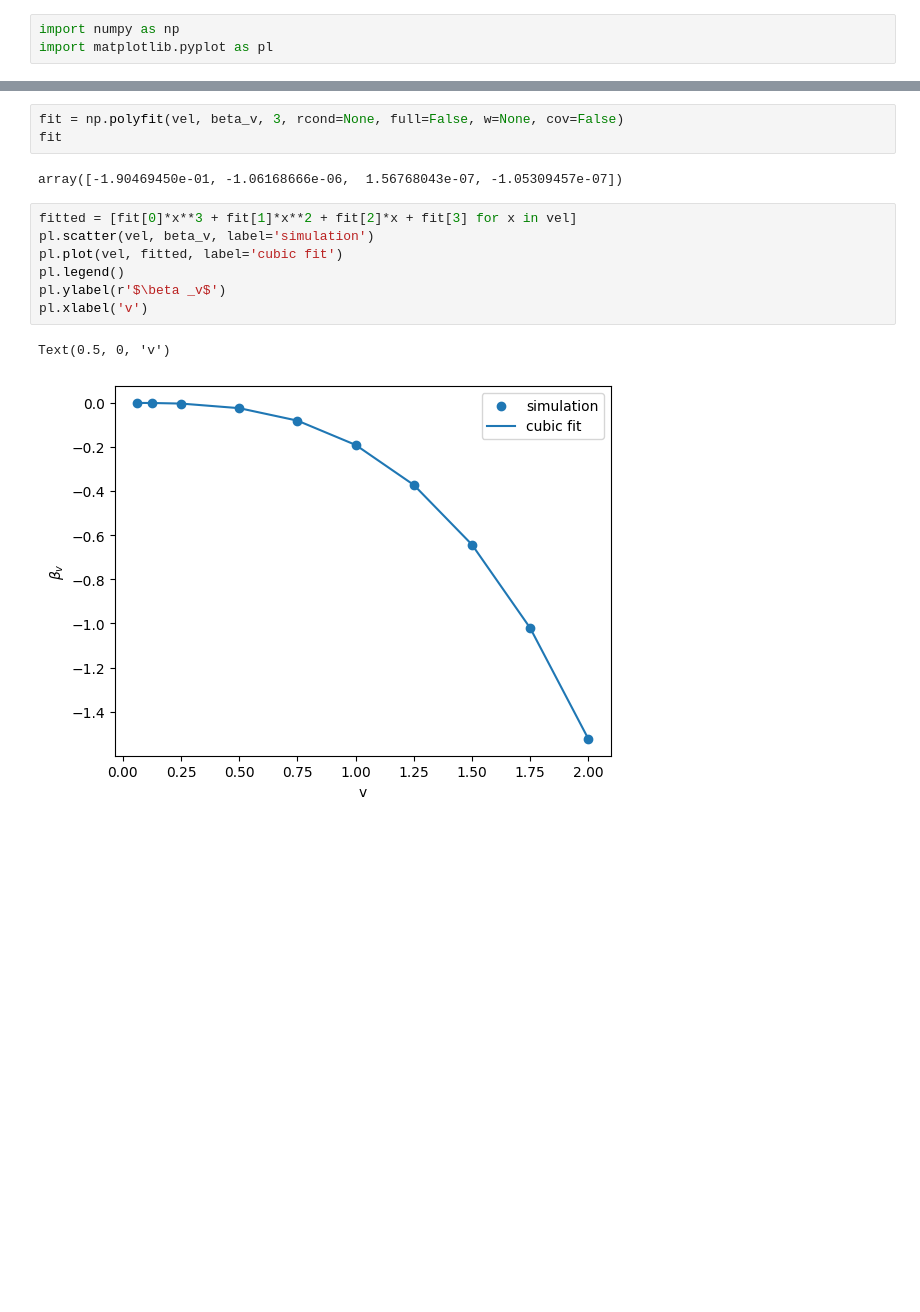
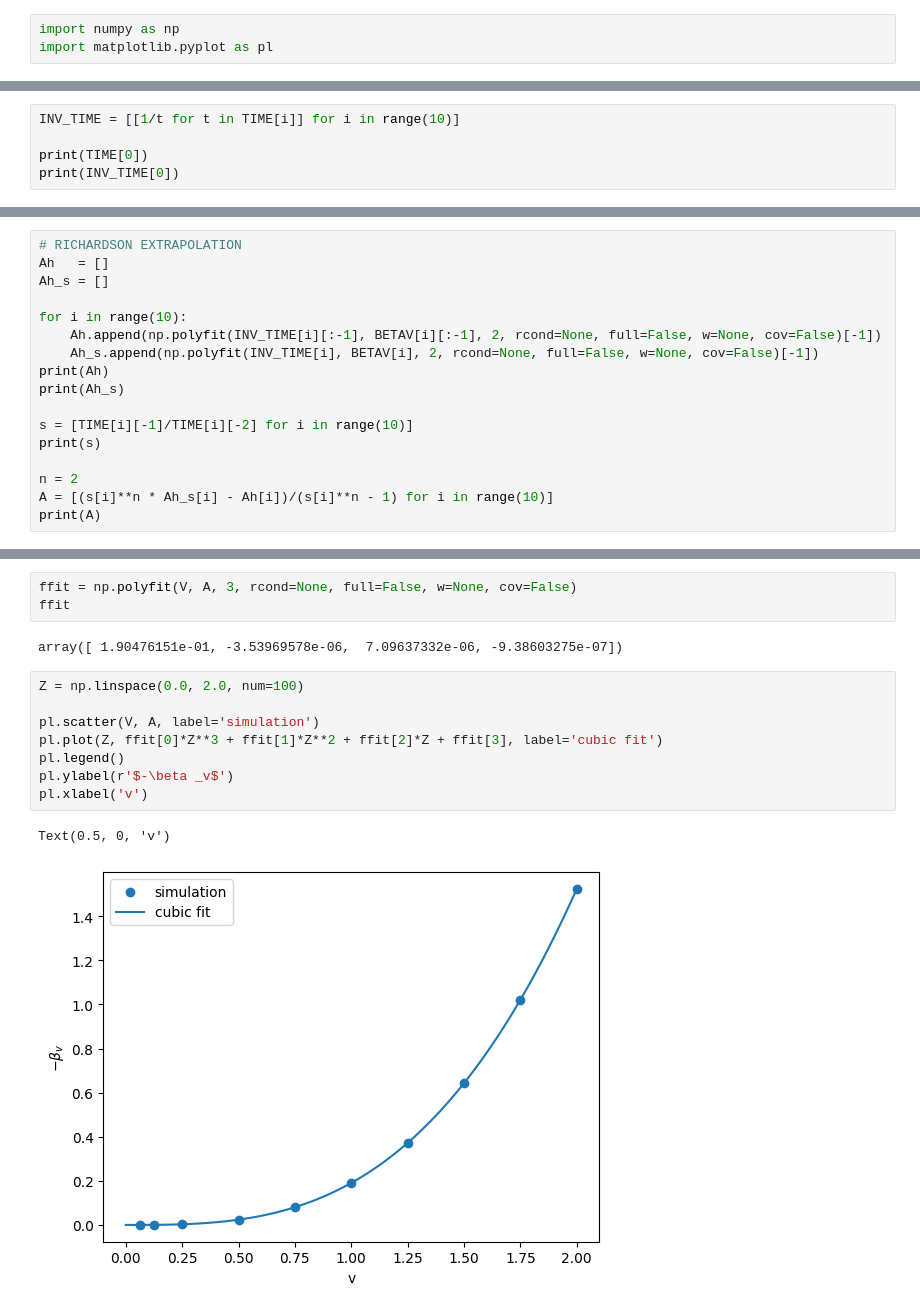
Before and after one commit to dszv/KdVB, a Jupyter notebook: extr.ipynb, the cells around one changed output, grey strips where cells are left out. Drawn from its saved outputs; the diff is of its cells as text; blank space fills up the shorter version.

```diff
--- a/extr.ipynb
+++ b/extr.ipynb
@@ -11,0 +18,5 @@ pl.plot(vel, beta_v)
+# %%
+INV_TIME = [[1/t for t in TIME[i]] for i in range(10)]
+
+print(TIME[0])
+print(INV_TIME[0])
@@ -11,0 +26,17 @@ pl.plot(vel, beta_v)
+# %%
+# RICHARDSON EXTRAPOLATION
+Ah   = []
+Ah_s = []
+
+for i in range(10):
+    Ah.append(np.polyfit(INV_TIME[i][:-1], BETAV[i][:-1], 2, rcond=None, full=False, w=None, cov=False)[-1])
+    Ah_s.append(np.polyfit(INV_TIME[i], BETAV[i], 2, rcond=None, full=False, w=None, cov=False)[-1])
+print(Ah)
+print(Ah_s)
+
+s = [TIME[i][-1]/TIME[i][-2] for i in range(10)]
+print(s)
+
+n = 2
+A = [(s[i]**n * Ah_s[i] - Ah[i])/(s[i]**n - 1) for i in range(10)]
+print(A)
@@ -12,15 +81,16 @@ pl.plot(vel, beta_v)
 # %%
-fit = np.polyfit(vel, beta_v, 3, rcond=None, full=False, w=None, cov=False)
-fit
+ffit = np.polyfit(V, A, 3, rcond=None, full=False, w=None, cov=False)
+ffit
 # %% [output]
-array([-1.90469450e-01, -1.06168666e-06,  1.56768043e-07, -1.05309457e-07])
+array([ 1.90476151e-01, -3.53969578e-06,  7.09637332e-06, -9.38603275e-07])
 # %%
-fitted = [fit[0]*x**3 + fit[1]*x**2 + fit[2]*x + fit[3] for x in vel]
-pl.scatter(vel, beta_v, label='simulation')
-pl.plot(vel, fitted, label='cubic fit')
+Z = np.linspace(0.0, 2.0, num=100)
+
+pl.scatter(V, A, label='simulation')
+pl.plot(Z, ffit[0]*Z**3 + ffit[1]*Z**2 + ffit[2]*Z + ffit[3], label='cubic fit')
 pl.legend()
-pl.ylabel(r'$\beta _v$')
+pl.ylabel(r'$-\beta _v$')
 pl.xlabel('v')
 # %% [output]
 Text(0.5, 0, 'v')
-[figure, old version]
+[figure, new version]
```
Also changed, not shown: parts of 22 cells of this notebook, 4 other files.
